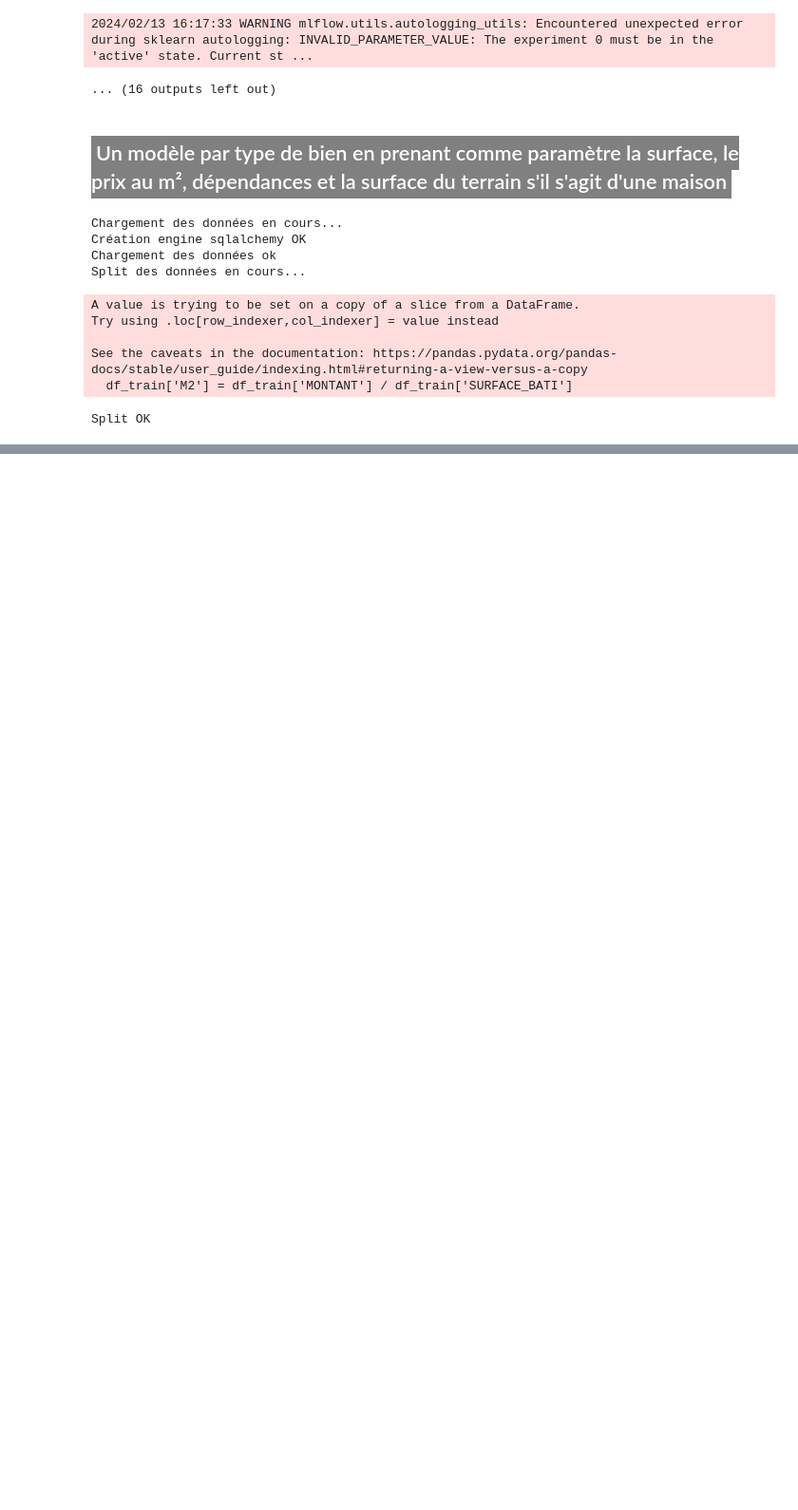
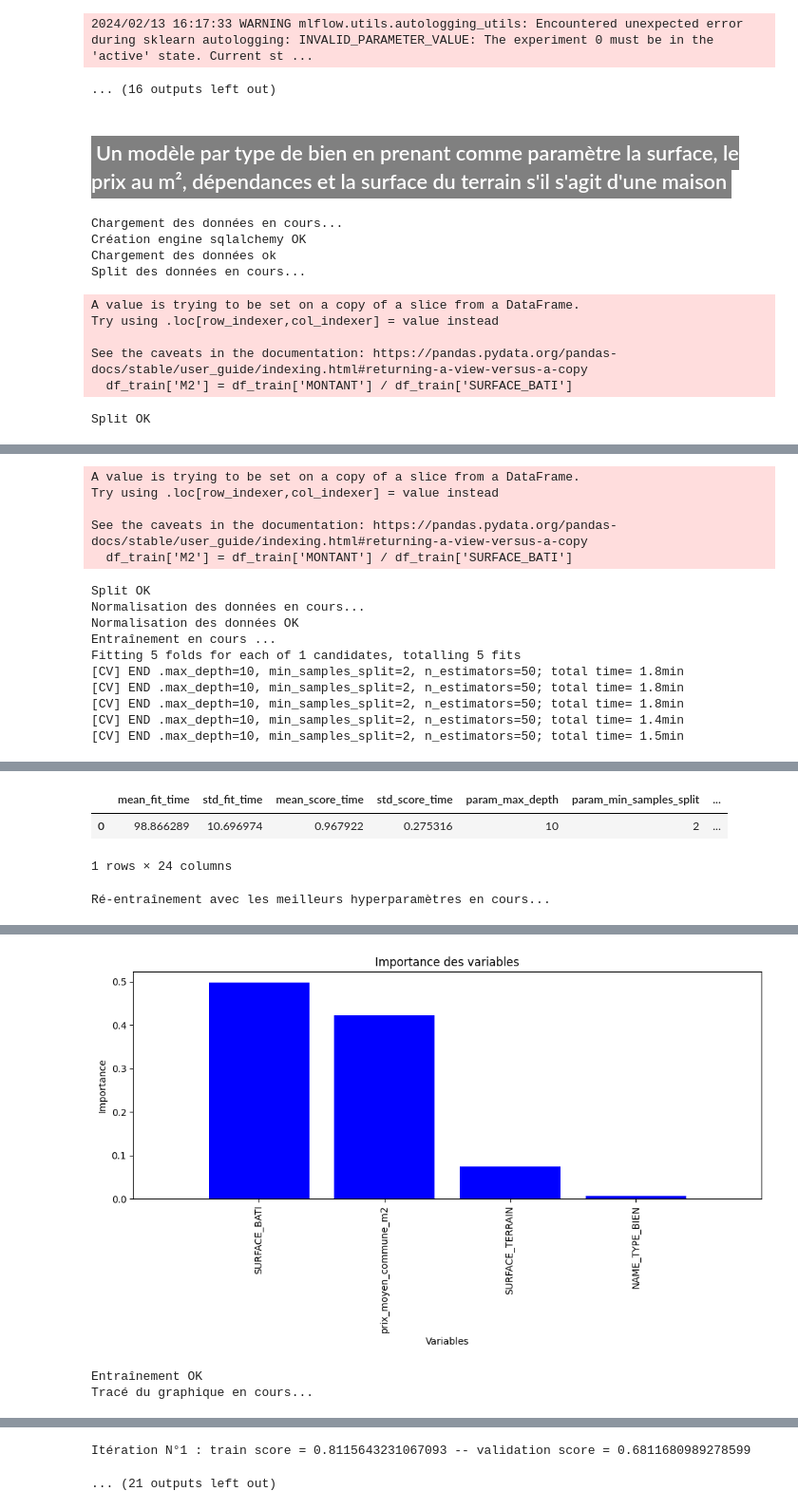
Before and after one commit to Kevin-Le-Grand/certif_app_immo, a Jupyter notebook: model/train_randomforest.ipynb, the cells around one changed output, grey strips where cells are left out. Shown at 95% size. Saved outputs shown, nothing was run; the diff lists cells and outputs as text; code cells hidden in the pictures; blank space fills up the shorter version.

```diff
--- a/model/train_randomforest.ipynb
+++ b/model/train_randomforest.ipynb
@@ -234,0 +390,54 @@ Split OK
+# %%
+# Configuration du modèle
+param_grid = {
+    'n_estimators': [50],
+    'max_depth': [10],
+    'min_samples_split': [2]
+    }
+cv=5
+
+# Configuration de mlflow
+uri_tracking = "https://mlflowimmoappkevleg-737621d410d0.herokuapp.com/"
+experiment_name = "RandomForestRegressor_m2_all"
+run_name = "15months_type_bien_surface_bati_terrain_m2"
+model_name = f"RFR_all_datas_with_m2"
+
+query=f"""
+SELECT
+    V.SURFACE_BATI,
+    V.ID_COMMUNE,
+    V.SURFACE_TERRAIN,
+    T.NAME_TYPE_BIEN,
+    V.DATE_MUTATION,
+    V.MONTANT
+FROM VENTES V
+INNER JOIN TYPES_BIENS as T ON V.ID_TYPE_BIEN = T.ID_TYPE_BIEN
+INNER JOIN COMMUNES AS C ON V.ID_COMMUNE = C.ID_COMMUNE
+INNER JOIN DEPARTEMENTS AS D ON C.ID_DEPT = D.ID_DEPT
+INNER JOIN REGIONS R ON D.ID_REGION = R.ID_REGION
+WHERE V.MONTANT>15000  AND V.MONTANT<6500000
+AND V.SURFACE_BATI>0
+AND V.NB_PIECES>0
+AND V.DATE_MUTATION >= DATE_SUB((SELECT MAX(DATE_MUTATION) FROM VENTES), INTERVAL 15 MONTH)
+AND R.Name_region NOT IN("Martinique", "Guyane", "La Réunion", "Mayotte", "Guadeloupe");
+"""
+
+df = loading_data(query)
+
+X_train,y_train, X_test, y_test = split_with_m2(df)
+
+X_train,X_test,encoders,scalers =  encod_scal(X_train,X_test)
+
+model, best_params, image_path_features_importances = train_model_randomforest(X_train,y_train, param_grid, cv)
+
+# Tracé et enregistrement de la learning curve
+image_path = plot_learning_curve(RandomForestRegressor(**best_params), run_name, X_train, y_train)
+
+log_mlflow(uri_tracking,
+        experiment_name, run_name,
+        best_params,
+        model, model_name,
+        X_test, y_test,
+        encoders,scalers,
+        image_path, image_path_features_importances)
+# %% [output]
@@ -234,0 +448,15 @@ Split OK
+A value is trying to be set on a copy of a slice from a DataFrame.
+Try using .loc[row_indexer,col_indexer] = value instead
+
+See the caveats in the documentation: https://pandas.pydata.org/pandas-docs/stable/user_guide/indexing.html#returning-a-view-versus-a-copy
+  df_train['M2'] = df_train['MONTANT'] / df_train['SURFACE_BATI']
+Split OK
+Normalisation des données en cours...
+Normalisation des données OK
+Entraînement en cours ...
+Fitting 5 folds for each of 1 candidates, totalling 5 fits
+[CV] END .max_depth=10, min_samples_split=2, n_estimators=50; total time= 1.8min
+[CV] END .max_depth=10, min_samples_split=2, n_estimators=50; total time= 1.8min
+[CV] END .max_depth=10, min_samples_split=2, n_estimators=50; total time= 1.8min
+[CV] END .max_depth=10, min_samples_split=2, n_estimators=50; total time= 1.4min
+[CV] END .max_depth=10, min_samples_split=2, n_estimators=50; total time= 1.5min
@@ -234,0 +464,4 @@ Split OK
+|  | mean_fit_time | std_fit_time | mean_score_time | std_score_time | param_max_depth | param_min_samples_split | ... |
+| 0 | 98.866289 | 10.696974 | 0.967922 | 0.275316 | 10 | 2 | ... |
+1 rows × 24 columns
+Ré-entraînement avec les meilleurs hyperparamètres en cours...
@@ -234,0 +469,3 @@ Split OK
+[figure, added]
+Entraînement OK
+Tracé du graphique en cours...
@@ -234,0 +473,2 @@ Split OK
+Itération N°1 : train score = 0.8115643231067093 -- validation score = 0.6811680989278599
+... (21 outputs left out)
```
Also changed, not shown: parts of 7 cells of this notebook, 1 other file.
